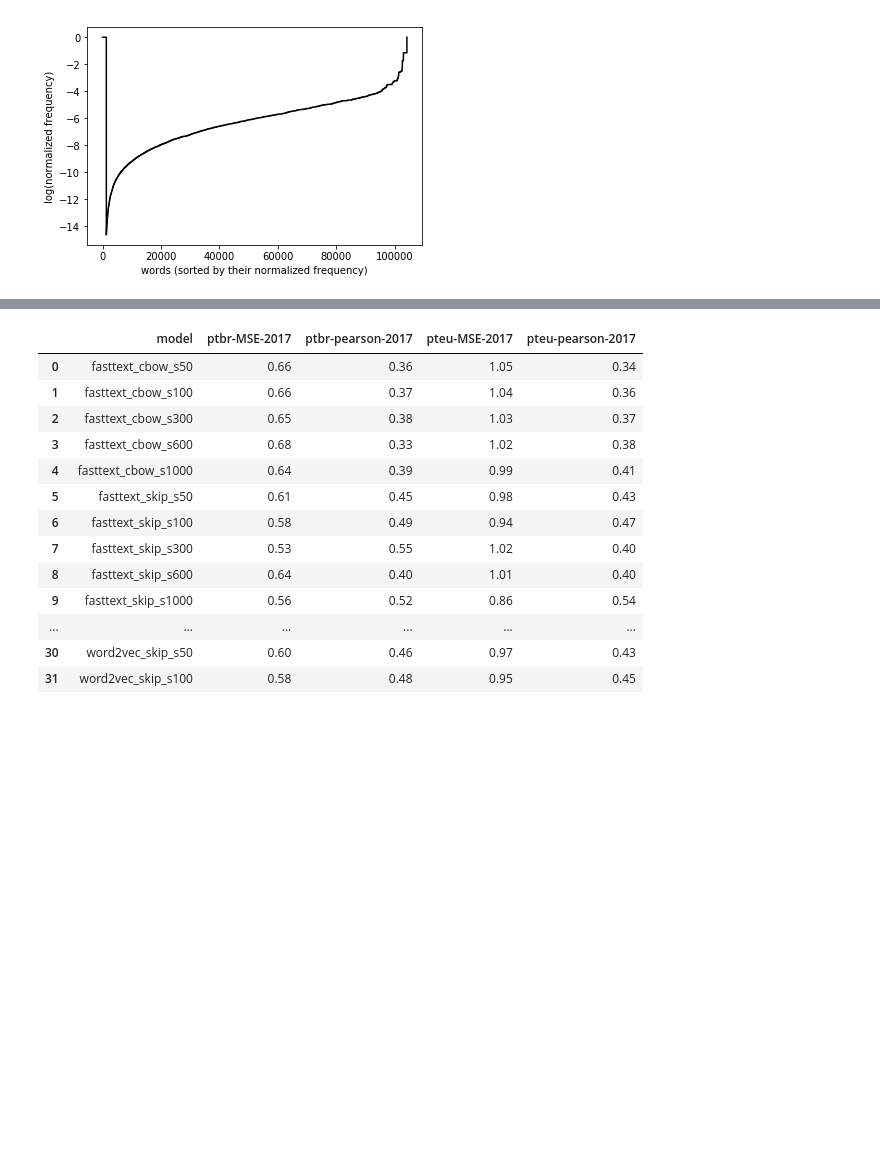
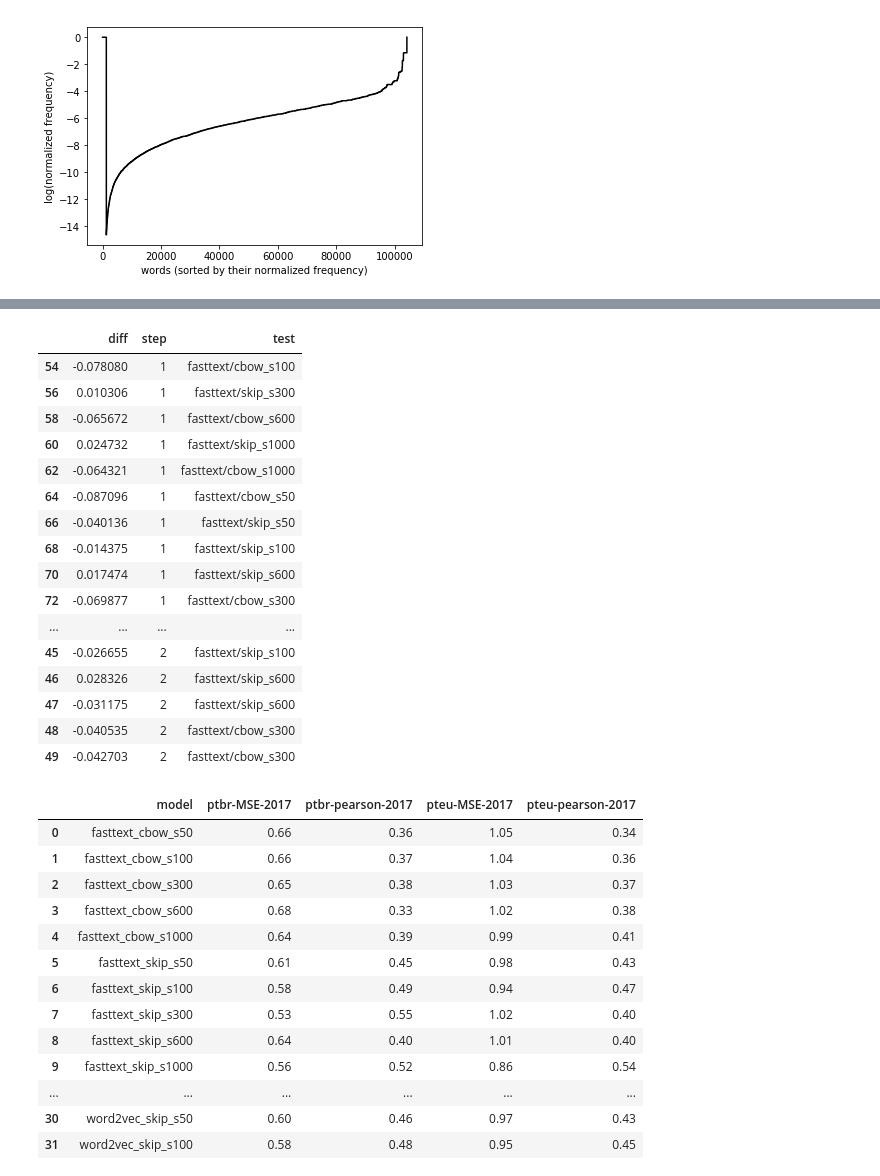
Before and after one commit to ruanchaves/elmo, a Jupyter notebook: results/Resultados.ipynb, the cells around one changed output, grey strips where cells are left out. Saved outputs shown, nothing was run; the diff lists cells and outputs as text; code cells hidden in the pictures; blank space fills up the shorter version.

```diff
--- a/results/Resultados.ipynb
+++ b/results/Resultados.ipynb
@@ -104,3 +313,36 @@ with open('words.json','w+') as f:
+# %%
+model_df = df[df['test'].str.contains("fasttext")]
+model_df = model_df[model_df['lang'].str.contains("ptbr")]
+model_df3 = df3[df3['test'].str.contains("fasttext")]
+model_df3 = model_df3[model_df3['lang'].str.contains("ptbr")]
+
+model_df['step'] = 1
+model_df3['step'] = 2
+model_df = model_df[['diff', 'step', 'test']]
+model_df3 = model_df3[['diff', 'step', 'test']]
+joint_df = pd.concat([model_df, model_df3], axis=0)
+joint_df
+
+#diff = joint_df[['test', 'diff','step']]
+#diff
+# %% [output]
+|  | diff | step | test |
+| 54 | -0.078080 | 1 | fasttext/cbow_s100 |
+| 56 | 0.010306 | 1 | fasttext/skip_s300 |
+| 58 | -0.065672 | 1 | fasttext/cbow_s600 |
+| 60 | 0.024732 | 1 | fasttext/skip_s1000 |
+| 62 | -0.064321 | 1 | fasttext/cbow_s1000 |
+| 64 | -0.087096 | 1 | fasttext/cbow_s50 |
+| 66 | -0.040136 | 1 | fasttext/skip_s50 |
+| 68 | -0.014375 | 1 | fasttext/skip_s100 |
+| 70 | 0.017474 | 1 | fasttext/skip_s600 |
+| 72 | -0.069877 | 1 | fasttext/cbow_s300 |
+| ... | ... | ... | ... |
+| 45 | -0.026655 | 2 | fasttext/skip_s100 |
+| 46 | 0.028326 | 2 | fasttext/skip_s600 |
+| 47 | -0.031175 | 2 | fasttext/skip_s600 |
+| 48 | -0.040535 | 2 | fasttext/cbow_s300 |
+| 49 | -0.042703 | 2 | fasttext/cbow_s300 |
 # %%
 with open('hartmann_results.txt') as f:
     table = f.read().split('\n')
```
Also changed, not shown: parts of 6 cells of this notebook, 16 other files.
